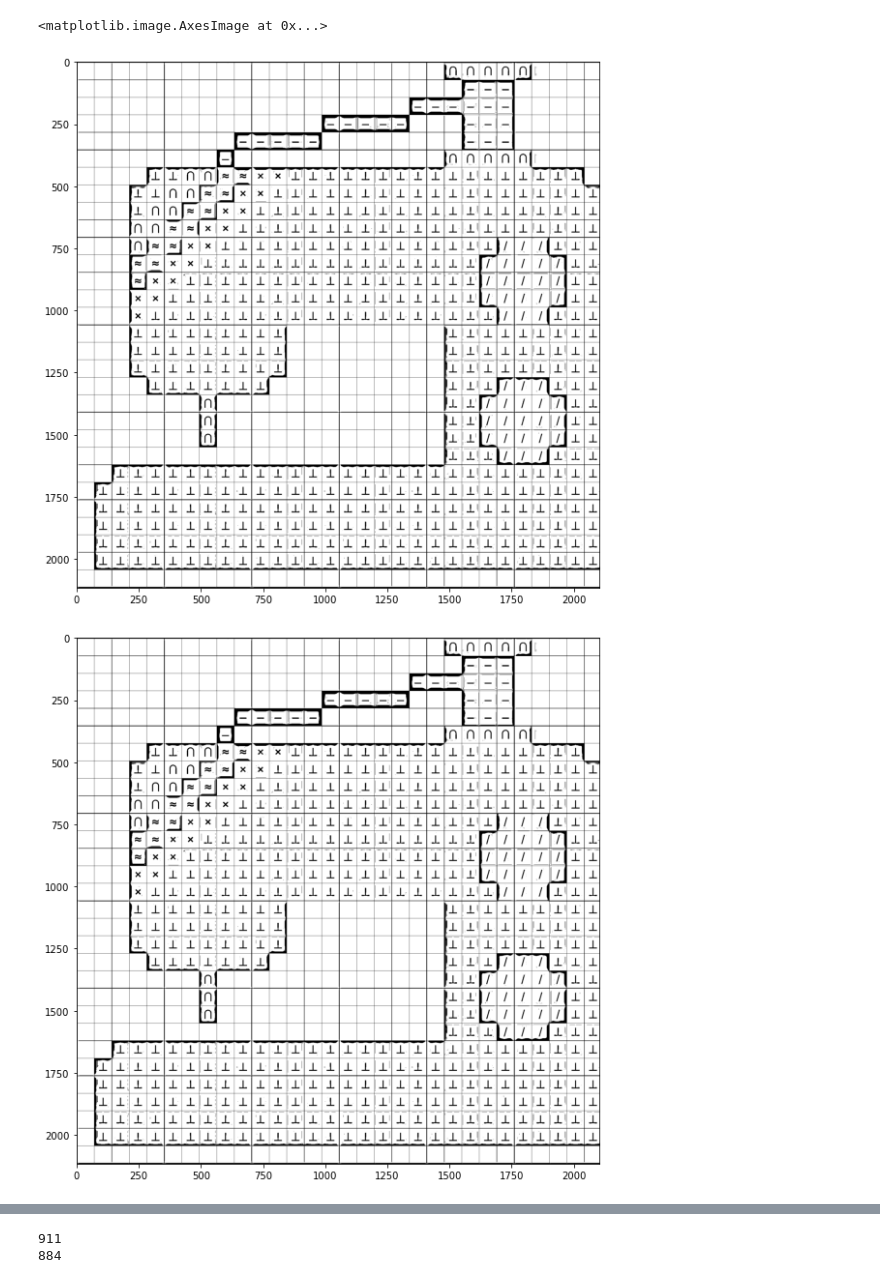
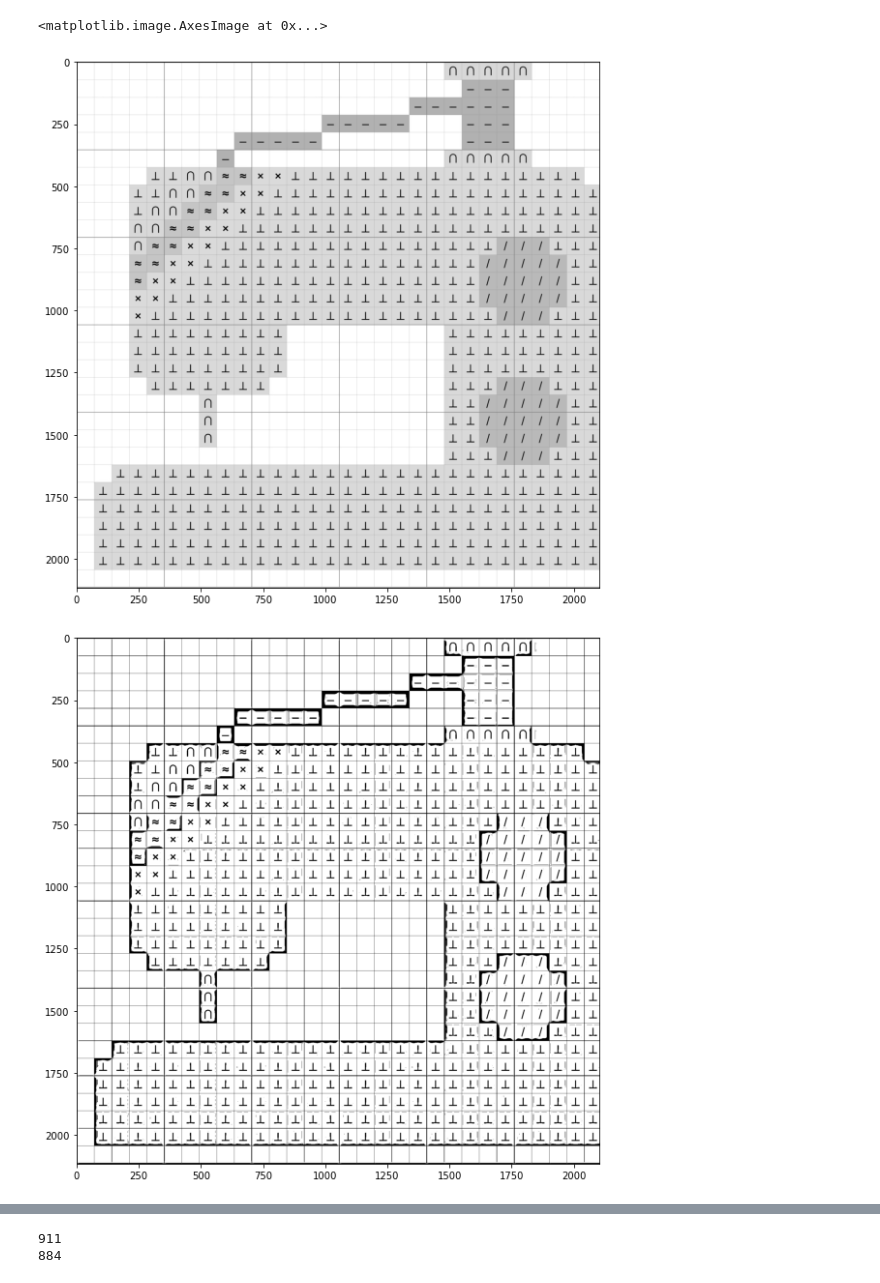
Before and after one commit to Hisan-007/SymbolColorizer, a Jupyter notebook: Untitled.ipynb, the cells around one changed output, grey strips where cells are left out. Drawn from its saved outputs; the diff is of its cells as text; code cells hidden in the pictures.

```diff
--- a/Untitled.ipynb
+++ b/Untitled.ipynb
@@ -28,21 +28,23 @@ def dilate(img):
 # %%
 img = cv2.imread(path)
 timg = cv2.cvtColor(img, cv2.COLOR_BGR2HSV)
 img = cv2.imread(path, 0)
 
 th = cv2.adaptiveThreshold(img,255,cv2.ADAPTIVE_THRESH_GAUSSIAN_C,\
             cv2.THRESH_BINARY,35,1)
 
 sharp = sharpen(th)
 ex = dilate(th)
 #plt.imshow(timg[:,:,2])
 #plt.figure()
+plt.imshow(img, cmap = 'gray')
+plt.figure()
 plt.imshow(th, cmap = 'gray')
 plt.figure()
 plt.imshow(sharp, cmap = 'gray')
 plt.figure()
 plt.imshow(ex, cmap = 'gray')
 # %% [output]
 <matplotlib.image.AxesImage at 0x...>
-[figure, old version]
+[figure, new version]
 [figure]
```
Also changed, not shown: parts of 9 cells of this notebook, 6 other files.
